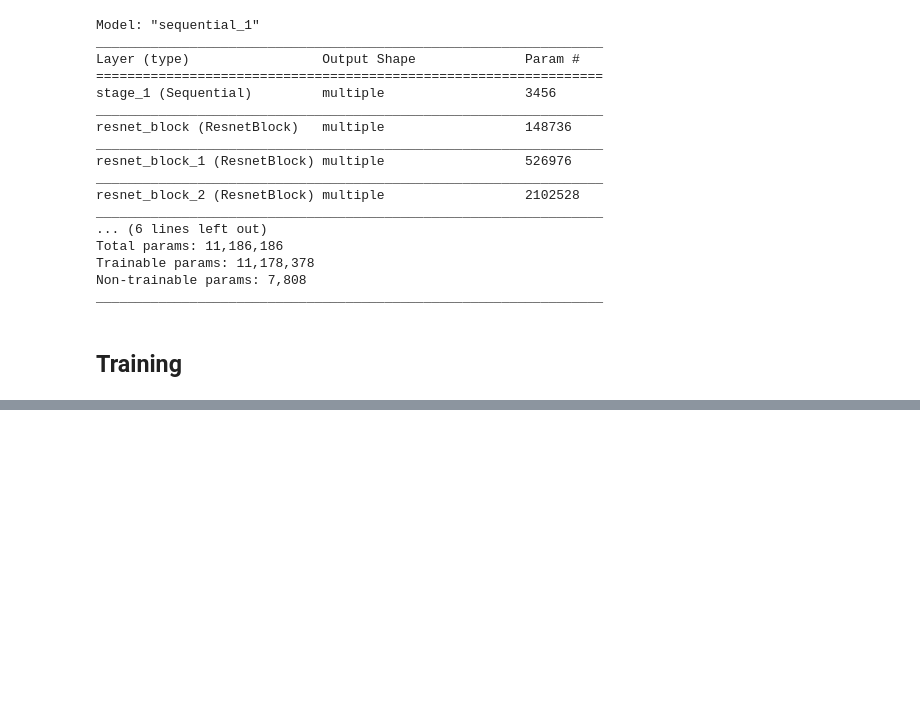
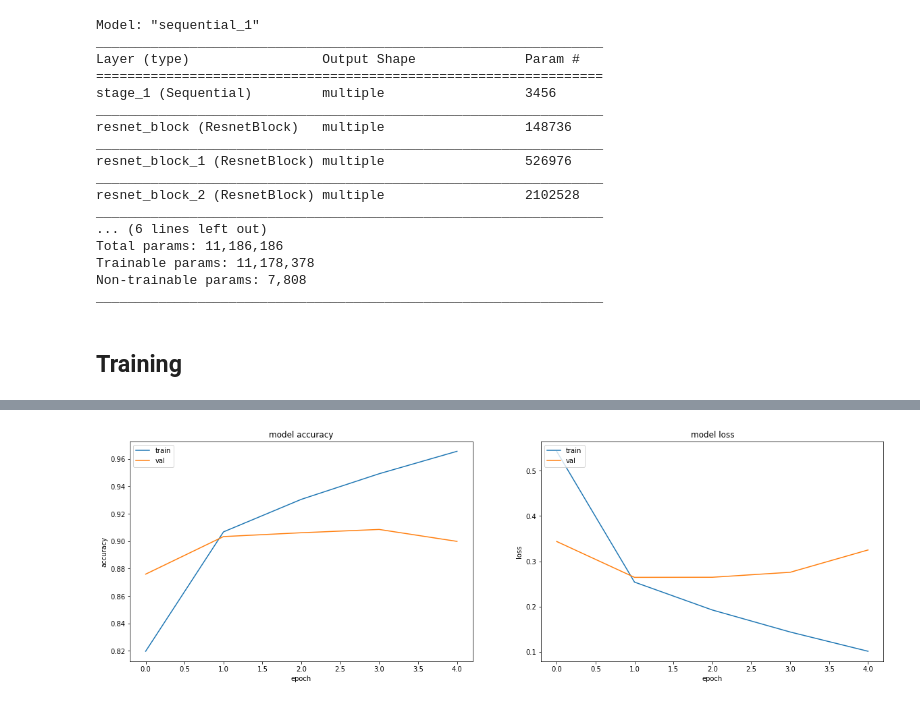
Before and after one commit to flych3r/dive-into-deep-learning, a Jupyter notebook: 12_sta_cnn/03_resnet.ipynb, the cells around one changed output, grey strips where cells are left out. Drawn from its saved outputs; the diff is of its cells as text; code cells hidden in the pictures; blank space fills up the shorter version.

```diff
--- a/12_sta_cnn/03_resnet.ipynb
+++ b/12_sta_cnn/03_resnet.ipynb
@@ -146,4 +146,4 @@ test_iter = data.resize_images_generator(X_test, y_test, batch_size, resize)
 train_steps = len(X_train) // batch_size + 1
 val_steps = len(X_test) // batch_size + 1
 # %%
-# hist = resnet.fit(train_iter, epochs=epochs, validation_data=test_iter, steps_per_epoch=train_steps, validation_steps=val_steps)
+hist = resnet.fit(train_iter, epochs=epochs, validation_data=test_iter, steps_per_epoch=train_steps, validation_steps=val_steps)
@@ -150,2 +161,4 @@ val_steps = len(X_test) // batch_size + 1
 # %%
-# plot.plot_history(hist, 'categorical_accuracy')
+plot.plot_history(hist, 'categorical_accuracy')
+# %% [output]
+[figure, added]
```
Also changed, not shown: parts of 2 cells of this notebook, 4 other files.
